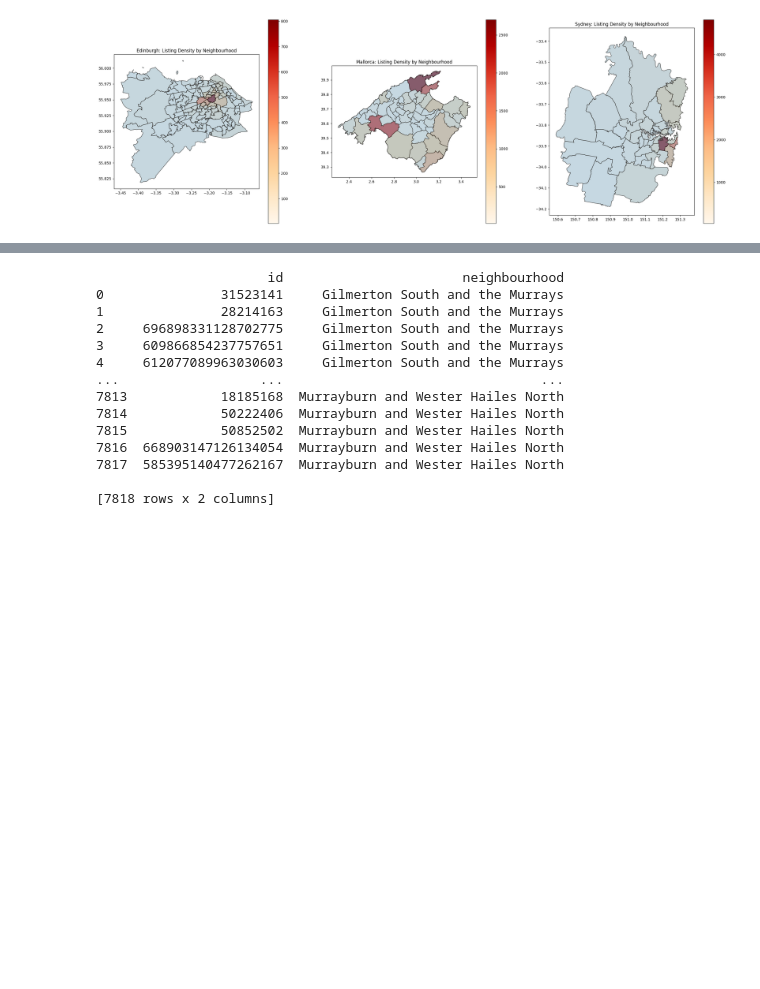
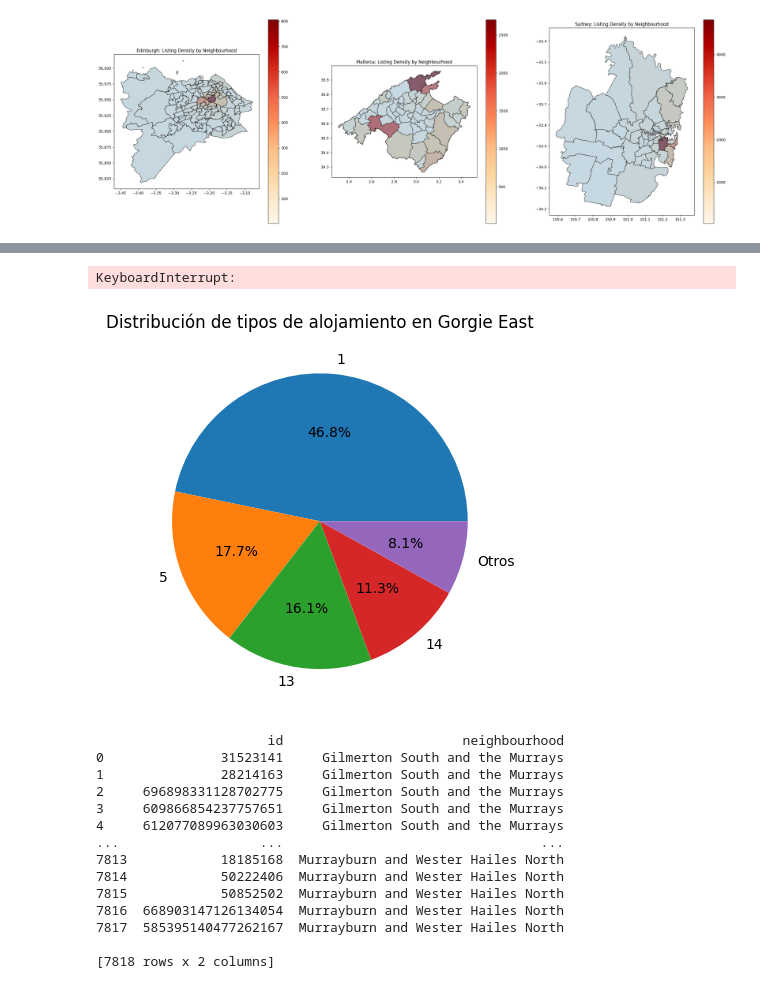
Before and after one commit to slopezruben/SIO_PRAC1, a Jupyter notebook: choropleth.ipynb, the cells around one changed output, grey strips where cells are left out. Saved outputs shown, nothing was run; the diff lists cells and outputs as text; code cells hidden in the pictures; blank space fills up the shorter version.

```diff
--- a/choropleth.ipynb
+++ b/choropleth.ipynb
@@ -79,7 +79,7 @@ plt.show()
 # %% [output]
 [figure]
 # %%
-import folium
+import folium, io
 import folium.plugins as fp
 from branca import colormap
 
@@ -161,6 +161,55 @@ fp.HeatMap(
 
 # Densidad Apartamentos (Coroplétas) + Gráfico Apartamentos Tipos mas Comunes (TODO)
 
+# Crear datos de ejemplo
+property_df = join_dataframes(df, neighborhoodTable, "neighbourhood_cleansed_id", ["latitude", "longitude", "property_type_id", "neighbourhood_cleansed"])
+property_df = property_df.rename(columns={"neighbourhood_cleansed": "neighbourhood"})
+plots = [[]]
+# Función para generar gráfico de sectores para un barrio en particular
+def generar_grafico_barrio(neighbourhood):
+    location=[property_df[property_df['neighbourhood'] == neighbourhood]['latitude'].mean(),
+                  property_df[property_df['neighbourhood'] == neighbourhood]['longitude'].mean()]
+    # Filtrar por barrio
+    property_df_barrio = property_df[property_df['neighbourhood'] == neighbourhood]
+
+    # Contar los valores únicos de id_tipo_alojamiento y ordenar de mayor a menor
+    counts = property_df_barrio['property_type_id'].value_counts().sort_values(ascending=False)
+
+    # Seleccionar los 4 valores más frecuentes y agrupar el resto en "Otros"
+    top_4 = counts.head(4)
+    otros = pd.Series(counts[4:].sum(), index=['Otros'])
+
+    # Concatenar los dos dataframes y generar el gráfico de sectores
+    total = pd.concat([top_4, otros])
+    plt.pie(total, labels=total.index, autopct='%1.1f%%')
+    plt.title(f'Distribución de tipos de alojamiento en {neighbourhood}')
+    buff = io.StringIO()
+    plt.savefig(buff, format="SVG")
+    buff.seek(0)
+    svg = buff.read()
+    svg = svg.replace("\n", "")
+    plt.cla()
+    return svg, location, top_4
+
+# Generar gráfico de sectores para cada barrio
+for neighbourhood in property_df['neighbourhood'].unique():
+    plots.append(generar_grafico_barrio(neighbourhood))
+plt.clf()
+plt.close()
+
+print(plots)
+
+chart_group = folium.FeatureGroup(name="Properties Chart Map")
+for svg,location,top_4 in plots:
+    marker = folium.Marker(location)
+    icon = folium.DivIcon(html=svg)
+    marker.add_child(icon)
+    popup = folium.Popup(
+        "Consonants: {}<br>\nVowels: {}".format("a","b")
+    )
+    marker.add_child(popup)
+    chart_group.add_child(marker)
+chart_group.add_to(m)
 total = density["num_listing"].sum()
 density['num_listing_rel'] = (density['num_listing'] / total) * 100
 
@@ -184,3 +232,5 @@ m
+KeyboardInterrupt:
+[figure, added]
 # %%
 # %% [output]
                       id                       neighbourhood
```
Also changed, not shown: parts of 1 cell of this notebook.
